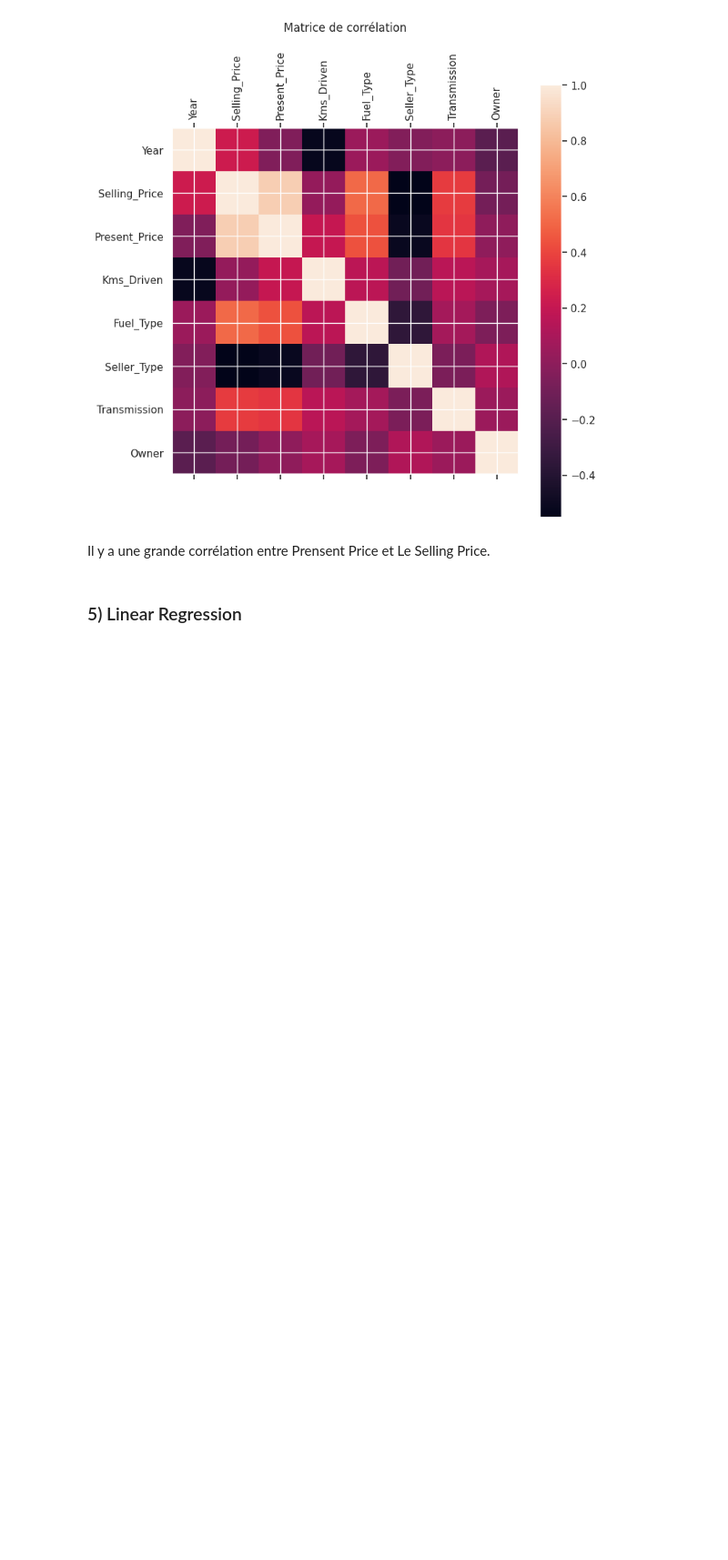
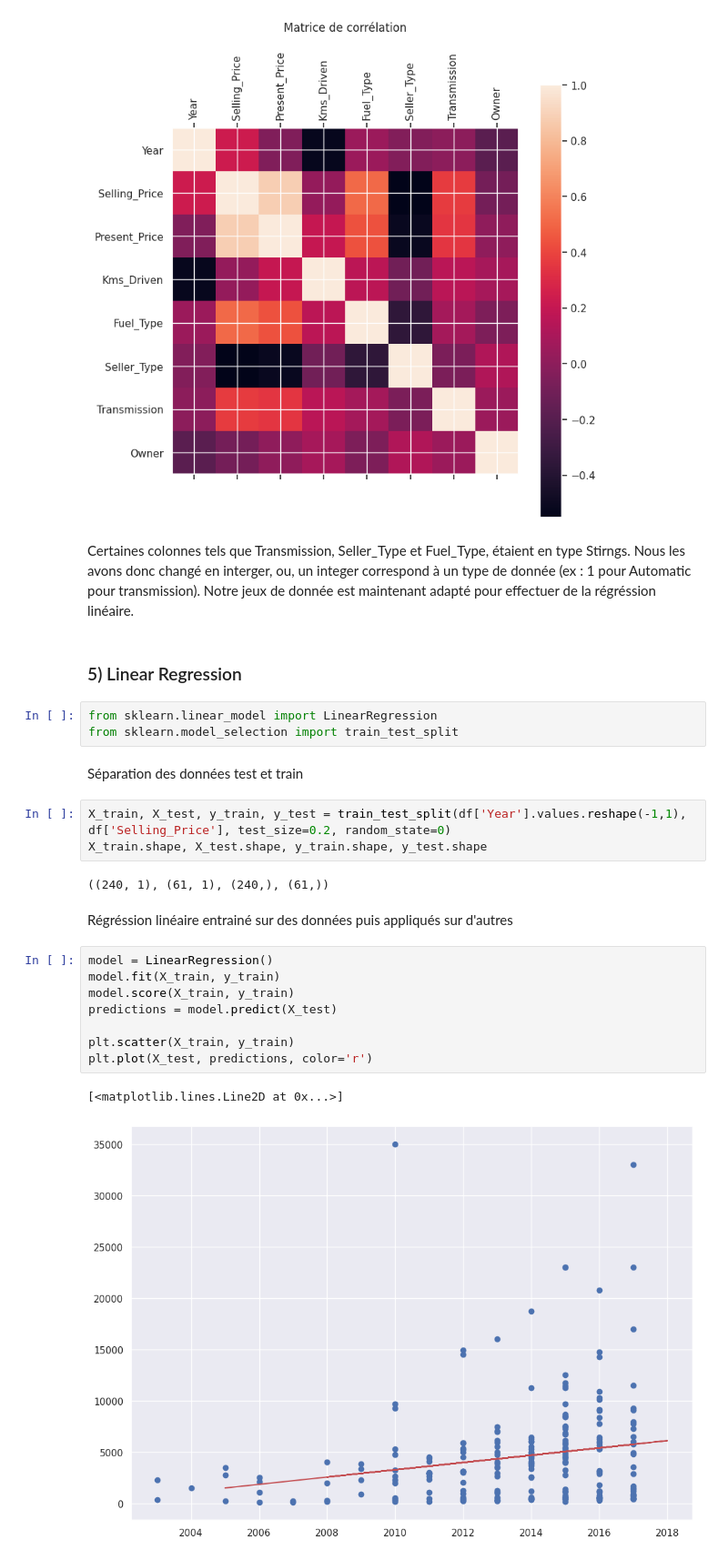
Before and after one commit to NovaStarmax/new-car, a Jupyter notebook: exploratory_analysis.ipynb, the cells around one changed output. Shown at 91% size. Saved outputs shown, nothing was run; the diff lists cells and outputs as text; blank space fills up the shorter version.

```diff
--- a/exploratory_analysis.ipynb
+++ b/exploratory_analysis.ipynb
@@ -143,7 +146,30 @@ plt.title("Matrice de corrélation", pad=20)
 plt.show()
 # %% [output]
 [figure]
-# %% [markdown]
-Il y a une grande corrélation entre Prensent Price et Le Selling Price.
+# %% [markdown]
+Certaines colonnes tels que Transmission, Seller_Type et Fuel_Type, étaient en type Stirngs. Nous les avons donc changé en interger, ou, un integer correspond à un type de donnée (ex : 1 pour Automatic pour transmission). Notre jeux de donnée est maintenant adapté pour effectuer de la régréssion linéaire.
 # %% [markdown]
 ### 5) Linear Regression
+# %%
+from sklearn.linear_model import LinearRegression
+from sklearn.model_selection import train_test_split
+# %% [markdown]
+Séparation des données test et train
+# %%
+X_train, X_test, y_train, y_test = train_test_split(df['Year'].values.reshape(-1,1), df['Selling_Price'], test_size=0.2, random_state=0)
+X_train.shape, X_test.shape, y_train.shape, y_test.shape
+# %% [output]
+((240, 1), (61, 1), (240,), (61,))
+# %% [markdown]
+Régréssion linéaire entrainé sur des données puis appliqués sur d'autres
+# %%
+model = LinearRegression()
+model.fit(X_train, y_train)
+model.score(X_train, y_train)
+predictions = model.predict(X_test)
+
+plt.scatter(X_train, y_train)
+plt.plot(X_test, predictions, color='r')
+# %% [output]
+[<matplotlib.lines.Line2D at 0x...>]
+[figure, added]
```
Also changed, not shown: parts of 28 cells of this notebook.
